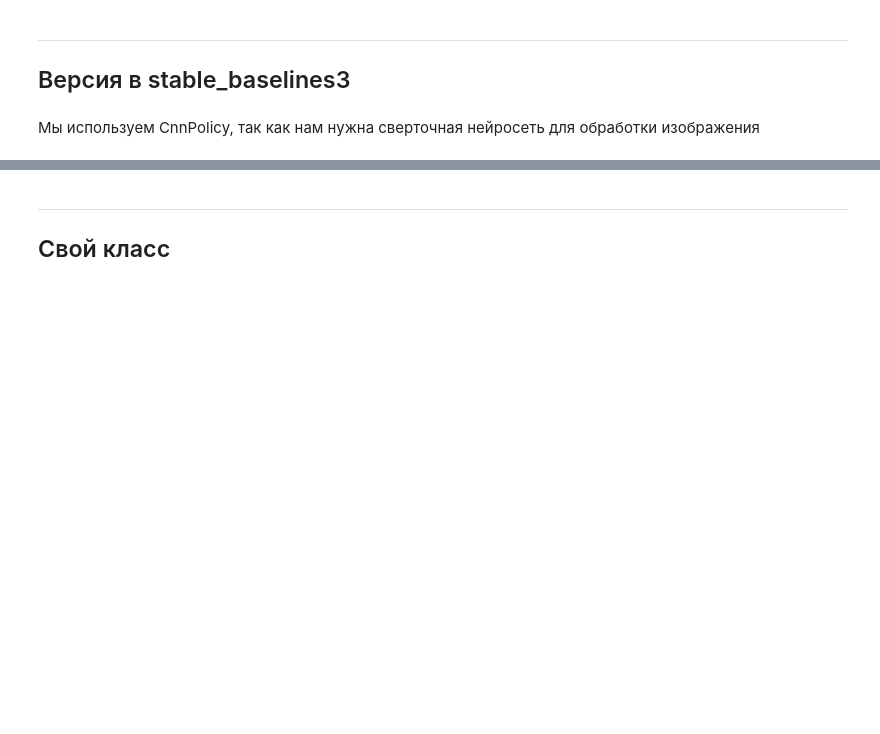
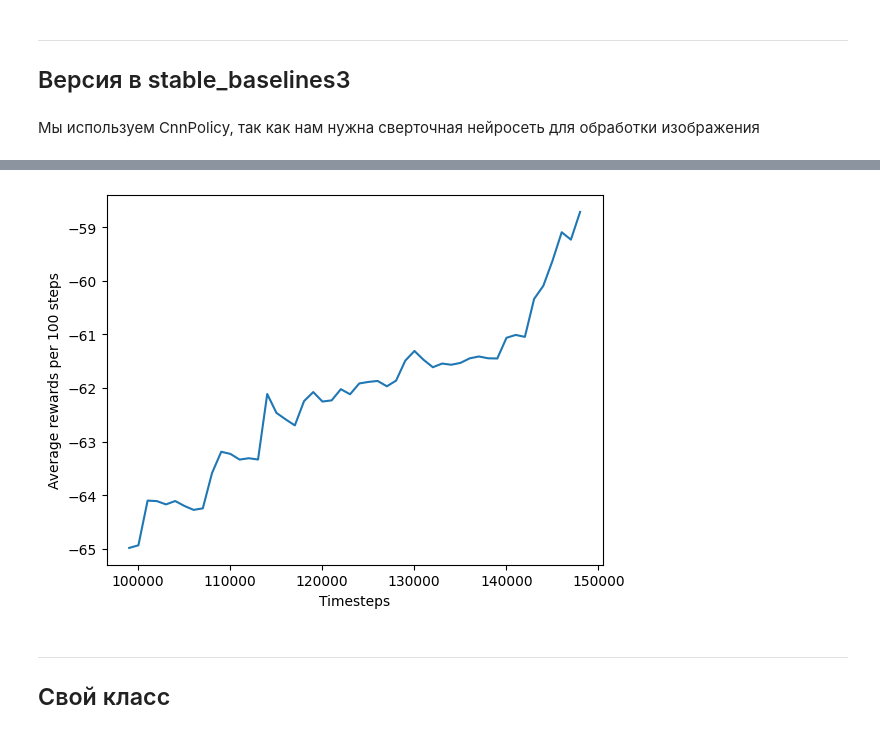
Before and after one commit to IvanKolesn/reinforcement_learning, a Jupyter notebook: notebooks/hw_3_(car_racing_actor_critic).ipynb, the cells around one changed output, grey strips where cells are left out. Cells and saved outputs as stored; diff of their text form; code cells hidden in the pictures; blank space fills up the shorter version.

```diff
--- a/notebooks/hw_3_(car_racing_actor_critic).ipynb
+++ b/notebooks/hw_3_(car_racing_actor_critic).ipynb
@@ -130 +138,3 @@ The reward is -0.1 every frame and +1000/N for every track tile visited, where N
+# %%
+log_dir = "./a2c_log/"
 # %%
@@ -162,3 +208,14 @@ The reward is -0.1 every frame and +1000/N for every track tile visited, where N
 # %%
-# %tensorboard --logdir ./a2c_carracing_tensorboard/
+df = load_results(log_dir)
+timestamps, rewards = ts2xy(df, "timesteps")
+# %%
+average_rewards = pd.Series(rewards).rolling(window=100).mean()
+# %%
+plt.plot(timestamps, average_rewards)
+plt.xlabel("Timesteps")
+plt.ylabel("Reward")
+plt.ylabel("Average rewards per 100 steps")
+plt.show()
+# %% [output]
+[figure, added]
 # %%
```
Also changed, not shown: parts of 27 cells of this notebook, 2 other files.
